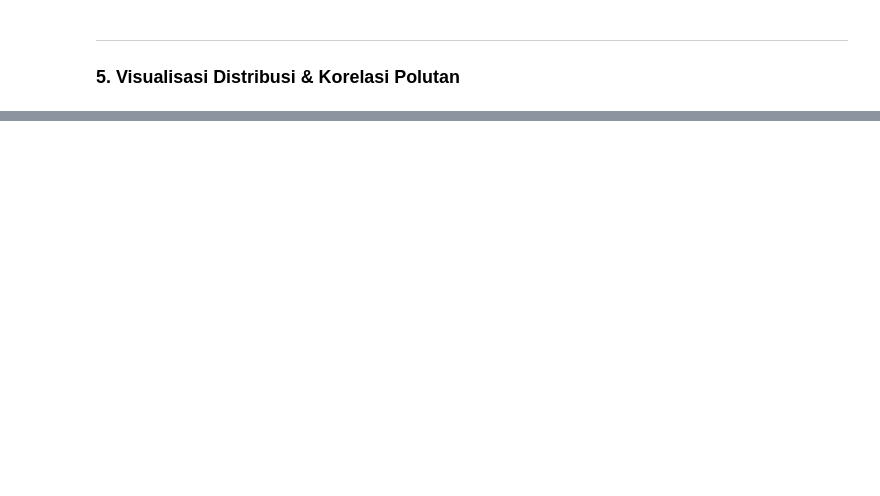
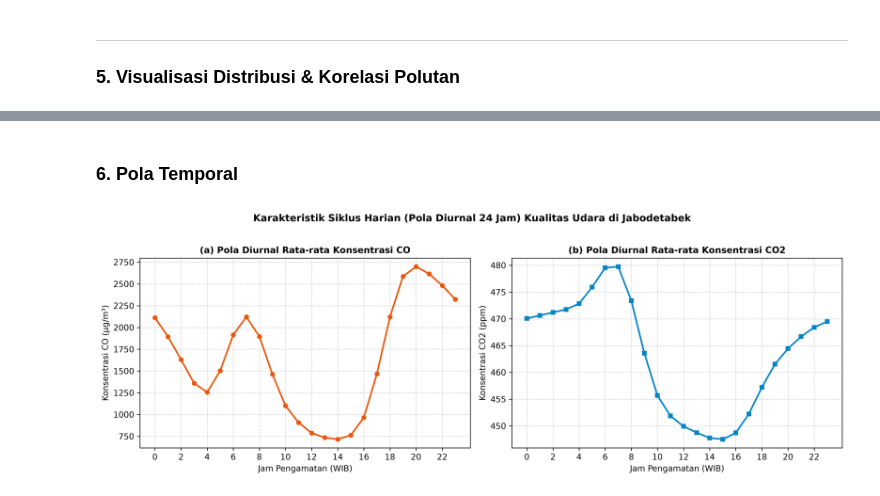
Before and after one commit to Nikanzz/napasloka, a Jupyter notebook: notebooks/01_data_exploration.ipynb, the cells around one changed output, grey strips where cells are left out. Saved outputs shown, nothing was run; the diff lists cells and outputs as text; code cells hidden in the pictures; blank space fills up the shorter version.

```diff
--- a/notebooks/01_data_exploration.ipynb
+++ b/notebooks/01_data_exploration.ipynb
@@ -143,2 +136,36 @@ plt.show()
 [figure]
 [figure]
+# %% [markdown]
+### 6. Pola Temporal
+# %%
+df_co["hour"] = df_co["datetime"].dt.hour
+diurnal_co = df_co.groupby("hour")["carbon_monoxide"].mean()
+
+df_co2["hour"] = df_co2["datetime"].dt.hour
+diurnal_co2 = df_co2.groupby("hour")["carbon_dioxide"].mean()
+# %%
+fig, (ax1, ax2) = plt.subplots(1, 2, figsize=(13, 4.5), dpi=300)
+
+# Panel CO
+ax1.plot(diurnal_co.index, diurnal_co.values, color="#ea580c", marker="o", linewidth=2, markersize=5)
+ax1.set_title("(a) Pola Diurnal Rata-rata Konsentrasi CO", fontsize=11, fontweight="bold")
+ax1.set_xlabel("Jam Pengamatan (WIB)", fontsize=10)
+ax1.set_ylabel("Konsentrasi CO (µg/m³)", fontsize=10)
+ax1.set_xticks(range(0, 24, 2))
+ax1.grid(True, linestyle="--", alpha=0.5)
+
+# Panel CO2
+ax2.plot(diurnal_co2.index, diurnal_co2.values, color="#0284c7", marker="s", linewidth=2, markersize=5)
+ax2.set_title("(b) Pola Diurnal Rata-rata Konsentrasi CO2", fontsize=11, fontweight="bold")
+ax2.set_xlabel("Jam Pengamatan (WIB)", fontsize=10)
+ax2.set_ylabel("Konsentrasi CO2 (ppm)", fontsize=10)
+ax2.set_xticks(range(0, 24, 2))
+ax2.grid(True, linestyle="--", alpha=0.5)
+
+plt.suptitle("Karakteristik Siklus Harian (Pola Diurnal 24 Jam) Kualitas Udara di Jabodetabek", fontsize=12, fontweight="bold", y=1.02)
+plt.tight_layout()
+out_diurnal = ROOT_DIR / "artifacts" / "gambar_eda_diurnal_cycle.png"
+
+plt.show()
+# %% [output]
+[figure, added]
```
Also changed, not shown: parts of 2 cells of this notebook, 10 other files.
